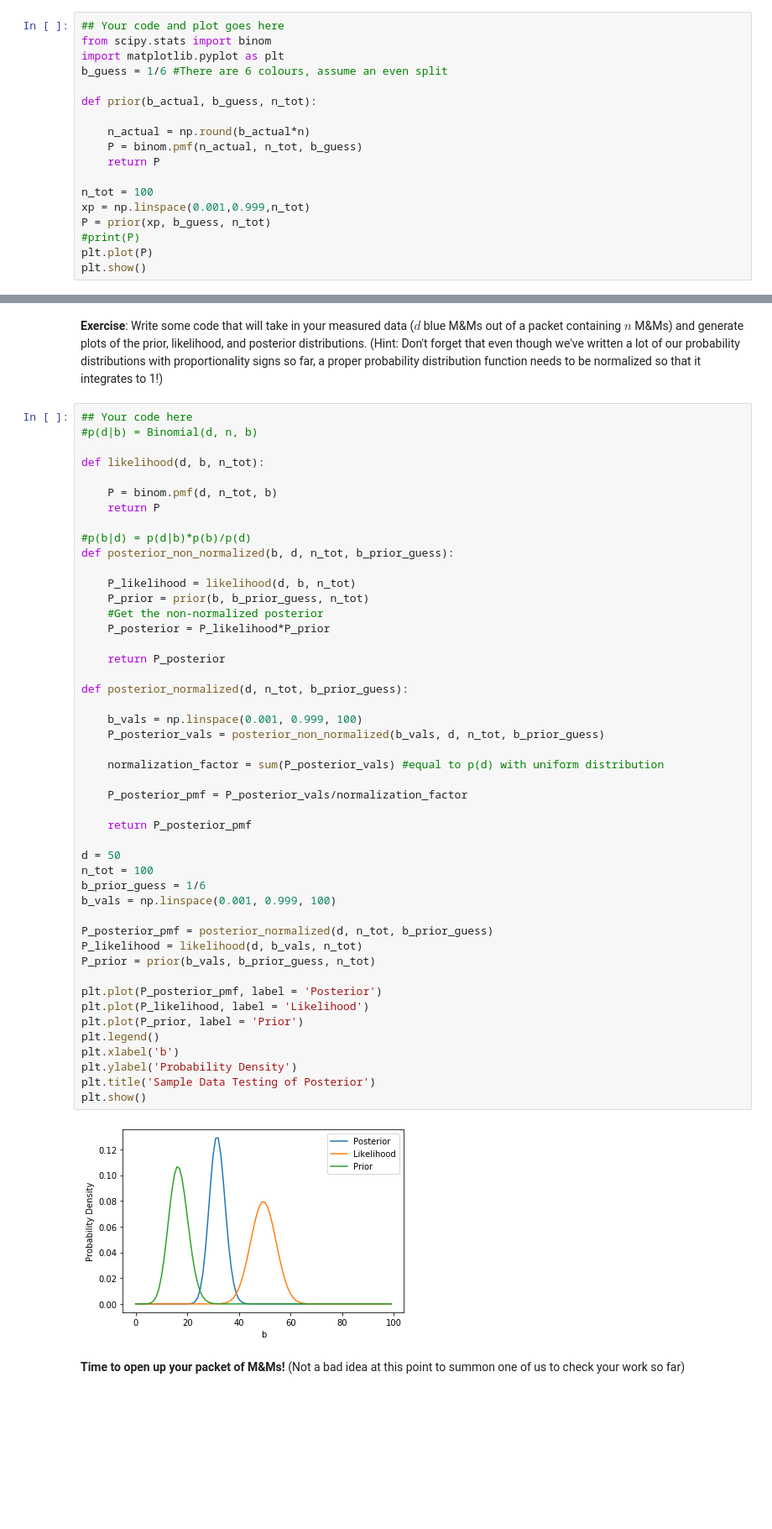
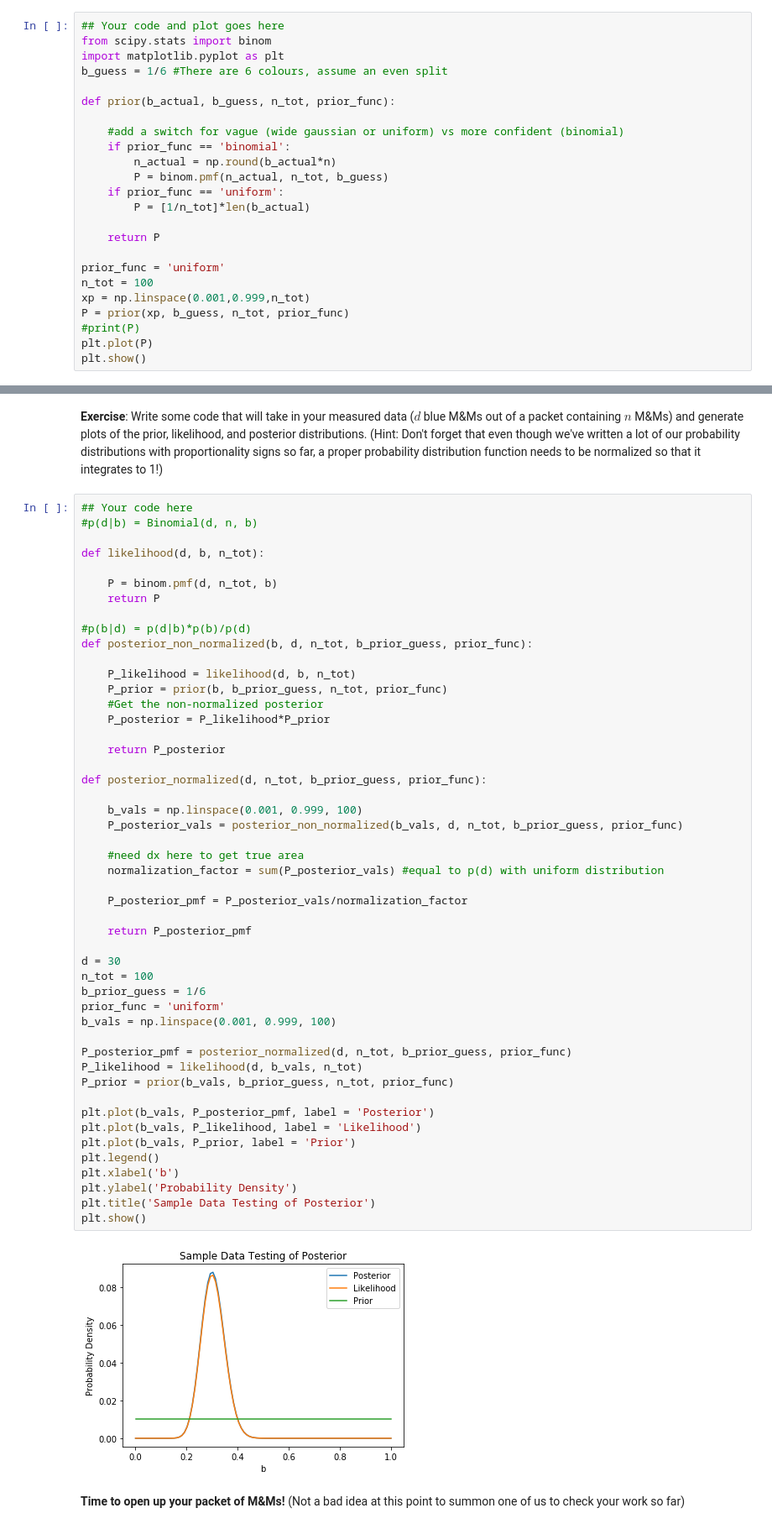
Before and after one commit to katiesavarc/DataSci_Lab, a Jupyter notebook: CodingLab05/CodingLab05_Bayes.ipynb, the cells around one changed output, grey strips where cells are left out. Shown at 84% size. Saved outputs shown, nothing was run; the diff lists cells and outputs as text; blank space fills up the shorter version.

```diff
--- a/CodingLab05/CodingLab05_Bayes.ipynb
+++ b/CodingLab05/CodingLab05_Bayes.ipynb
@@ -78,15 +78,21 @@ from scipy.stats import binom
 import matplotlib.pyplot as plt
 b_guess = 1/6 #There are 6 colours, assume an even split
 
-def prior(b_actual, b_guess, n_tot):
+def prior(b_actual, b_guess, n_tot, prior_func):
 
-    n_actual = np.round(b_actual*n)
-    P = binom.pmf(n_actual, n_tot, b_guess)
+    #add a switch for vague (wide gaussian or uniform) vs more confident (binomial)
+    if prior_func == 'binomial':
+        n_actual = np.round(b_actual*n)
+        P = binom.pmf(n_actual, n_tot, b_guess)
+    if prior_func == 'uniform':
+        P = [1/n_tot]*len(b_actual)
+
     return P
 
+prior_func = 'uniform'
 n_tot = 100
 xp = np.linspace(0.001,0.999,n_tot)
-P = prior(xp, b_guess, n_tot)
+P = prior(xp, b_guess, n_tot, prior_func)
 #print(P)
 plt.plot(P)
 plt.show()
@@ -106,45 +112,47 @@ def likelihood(d, b, n_tot):
     return P
 
 #p(b|d) = p(d|b)*p(b)/p(d)
-def posterior_non_normalized(b, d, n_tot, b_prior_guess):
+def posterior_non_normalized(b, d, n_tot, b_prior_guess, prior_func):
 
     P_likelihood = likelihood(d, b, n_tot)
-    P_prior = prior(b, b_prior_guess, n_tot)
+    P_prior = prior(b, b_prior_guess, n_tot, prior_func)
     #Get the non-normalized posterior
     P_posterior = P_likelihood*P_prior
 
     return P_posterior
 
-def posterior_normalized(d, n_tot, b_prior_guess):
+def posterior_normalized(d, n_tot, b_prior_guess, prior_func):
 
     b_vals = np.linspace(0.001, 0.999, 100)
-    P_posterior_vals = posterior_non_normalized(b_vals, d, n_tot, b_prior_guess)
+    P_posterior_vals = posterior_non_normalized(b_vals, d, n_tot, b_prior_guess, prior_func)
 
+    #need dx here to get true area
     normalization_factor = sum(P_posterior_vals) #equal to p(d) with uniform distribution
 
     P_posterior_pmf = P_posterior_vals/normalization_factor
 
     return P_posterior_pmf
 
-d = 50
+d = 30
 n_tot = 100
 b_prior_guess = 1/6
+prior_func = 'uniform'
 b_vals = np.linspace(0.001, 0.999, 100)
 
-P_posterior_pmf = posterior_normalized(d, n_tot, b_prior_guess)
+P_posterior_pmf = posterior_normalized(d, n_tot, b_prior_guess, prior_func)
 P_likelihood = likelihood(d, b_vals, n_tot)
-P_prior = prior(b_vals, b_prior_guess, n_tot)
+P_prior = prior(b_vals, b_prior_guess, n_tot, prior_func)
 
-plt.plot(P_posterior_pmf, label = 'Posterior')
-plt.plot(P_likelihood, label = 'Likelihood')
-plt.plot(P_prior, label = 'Prior')
+plt.plot(b_vals, P_posterior_pmf, label = 'Posterior')
+plt.plot(b_vals, P_likelihood, label = 'Likelihood')
+plt.plot(b_vals, P_prior, label = 'Prior')
 plt.legend()
 plt.xlabel('b')
 plt.ylabel('Probability Density')
 plt.title('Sample Data Testing of Posterior')
 plt.show()
 # %% [output]
-[figure, old version]
+[figure, new version]
 # %% [markdown]
 __Time to open up your packet of M&Ms!__ (Not a bad idea at this point to summon one of us to check your work so far)
 # %% [markdown]
```
Also changed, not shown: parts of 9 cells of this notebook.
